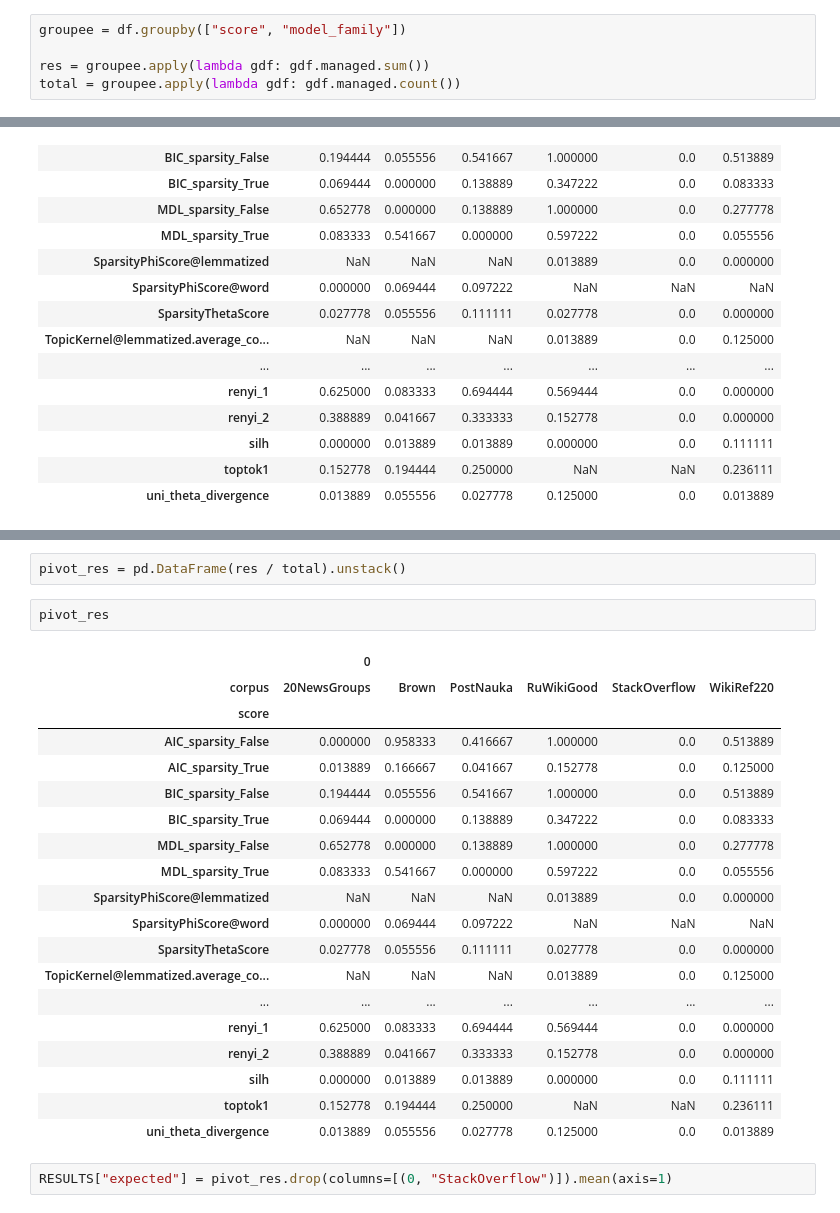
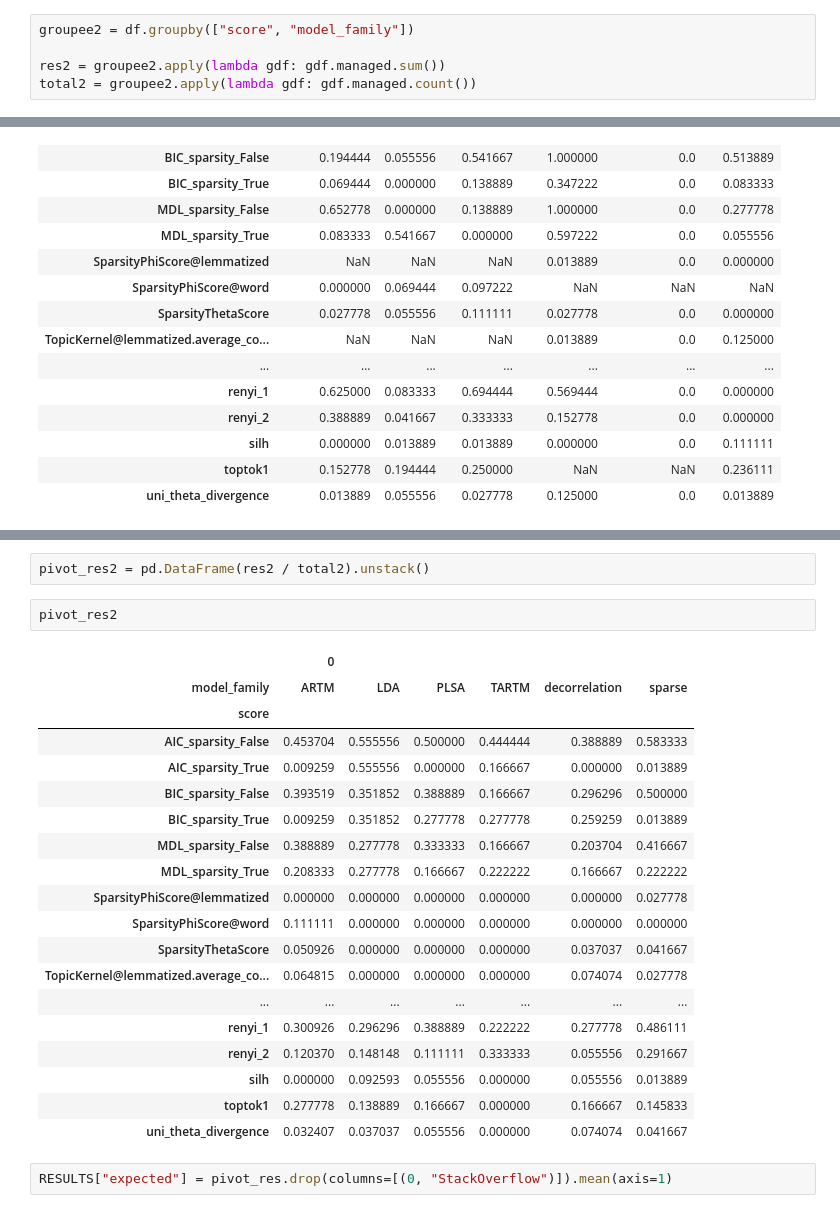
Before and after one commit to machine-intelligence-laboratory/OptimalNumberOfTopics, a Jupyter notebook: demos/AutoTable.ipynb, the cells around one changed output, grey strips where cells are left out. Saved outputs shown, nothing was run; the diff lists cells and outputs as text.

```diff
--- a/demos/AutoTable.ipynb
+++ b/demos/AutoTable.ipynb
@@ -754,10 +665,10 @@ total = groupee.apply(lambda gdf: gdf.managed.count())
 
 pivot_res = pd.DataFrame(res / total).unstack()
 # %%
-groupee = df.groupby(["score", "model_family"])
+groupee2 = df.groupby(["score", "model_family"])
 
-res = groupee.apply(lambda gdf: gdf.managed.sum())
-total = groupee.apply(lambda gdf: gdf.managed.count())
+res2 = groupee2.apply(lambda gdf: gdf.managed.sum())
+total2 = groupee2.apply(lambda gdf: gdf.managed.count())
 # %%
 pivot_res
 # %% [output]
@@ -810,27 +721,27 @@ Length: 204, dtype: int64
 # %%
-pivot_res = pd.DataFrame(res / total).unstack()
+pivot_res2 = pd.DataFrame(res2 / total2).unstack()
-# %%
-pivot_res
-# %% [output]
-|  | 0 |  |  |  |  |  |
-| corpus | 20NewsGroups | Brown | PostNauka | RuWikiGood | StackOverflow | WikiRef220 |
-| score |  |  |  |  |  |  |
-| AIC_sparsity_False | 0.000000 | 0.958333 | 0.416667 | 1.000000 | 0.0 | 0.513889 |
-| AIC_sparsity_True | 0.013889 | 0.166667 | 0.041667 | 0.152778 | 0.0 | 0.125000 |
-| BIC_sparsity_False | 0.194444 | 0.055556 | 0.541667 | 1.000000 | 0.0 | 0.513889 |
-| BIC_sparsity_True | 0.069444 | 0.000000 | 0.138889 | 0.347222 | 0.0 | 0.083333 |
-| MDL_sparsity_False | 0.652778 | 0.000000 | 0.138889 | 1.000000 | 0.0 | 0.277778 |
-| MDL_sparsity_True | 0.083333 | 0.541667 | 0.000000 | 0.597222 | 0.0 | 0.055556 |
-| SparsityPhiScore@lemmatized | NaN | NaN | NaN | 0.013889 | 0.0 | 0.000000 |
-| SparsityPhiScore@word | 0.000000 | 0.069444 | 0.097222 | NaN | NaN | NaN |
-| SparsityThetaScore | 0.027778 | 0.055556 | 0.111111 | 0.027778 | 0.0 | 0.000000 |
-| TopicKernel@lemmatized.average_co... | NaN | NaN | NaN | 0.013889 | 0.0 | 0.125000 |
-| ... | ... | ... | ... | ... | ... | ... |
-| renyi_1 | 0.625000 | 0.083333 | 0.694444 | 0.569444 | 0.0 | 0.000000 |
-| renyi_2 | 0.388889 | 0.041667 | 0.333333 | 0.152778 | 0.0 | 0.000000 |
-| silh | 0.000000 | 0.013889 | 0.013889 | 0.000000 | 0.0 | 0.111111 |
-| toptok1 | 0.152778 | 0.194444 | 0.250000 | NaN | NaN | 0.236111 |
-| uni_theta_divergence | 0.013889 | 0.055556 | 0.027778 | 0.125000 | 0.0 | 0.013889 |
+# %%
+pivot_res2
+# %% [output]
+|  | 0 |  |  |  |  |  |
+| model_family | ARTM | LDA | PLSA | TARTM | decorrelation | sparse |
+| score |  |  |  |  |  |  |
+| AIC_sparsity_False | 0.453704 | 0.555556 | 0.500000 | 0.444444 | 0.388889 | 0.583333 |
+| AIC_sparsity_True | 0.009259 | 0.555556 | 0.000000 | 0.166667 | 0.000000 | 0.013889 |
+| BIC_sparsity_False | 0.393519 | 0.351852 | 0.388889 | 0.166667 | 0.296296 | 0.500000 |
+| BIC_sparsity_True | 0.009259 | 0.351852 | 0.277778 | 0.277778 | 0.259259 | 0.013889 |
+| MDL_sparsity_False | 0.388889 | 0.277778 | 0.333333 | 0.166667 | 0.203704 | 0.416667 |
+| MDL_sparsity_True | 0.208333 | 0.277778 | 0.166667 | 0.222222 | 0.166667 | 0.222222 |
+| SparsityPhiScore@lemmatized | 0.000000 | 0.000000 | 0.000000 | 0.000000 | 0.000000 | 0.027778 |
+| SparsityPhiScore@word | 0.111111 | 0.000000 | 0.000000 | 0.000000 | 0.000000 | 0.000000 |
+| SparsityThetaScore | 0.050926 | 0.000000 | 0.000000 | 0.000000 | 0.037037 | 0.041667 |
+| TopicKernel@lemmatized.average_co... | 0.064815 | 0.000000 | 0.000000 | 0.000000 | 0.074074 | 0.027778 |
+| ... | ... | ... | ... | ... | ... | ... |
+| renyi_1 | 0.300926 | 0.296296 | 0.388889 | 0.222222 | 0.277778 | 0.486111 |
+| renyi_2 | 0.120370 | 0.148148 | 0.111111 | 0.333333 | 0.055556 | 0.291667 |
+| silh | 0.000000 | 0.092593 | 0.055556 | 0.000000 | 0.055556 | 0.013889 |
+| toptok1 | 0.277778 | 0.138889 | 0.166667 | 0.000000 | 0.166667 | 0.145833 |
+| uni_theta_divergence | 0.032407 | 0.037037 | 0.055556 | 0.000000 | 0.074074 | 0.041667 |
 # %%
 RESULTS["expected"] = pivot_res.drop(columns=[(0, "StackOverflow")]).mean(axis=1)
 # %%
```
Also changed, not shown: parts of 43 cells of this notebook, 6 other files.
